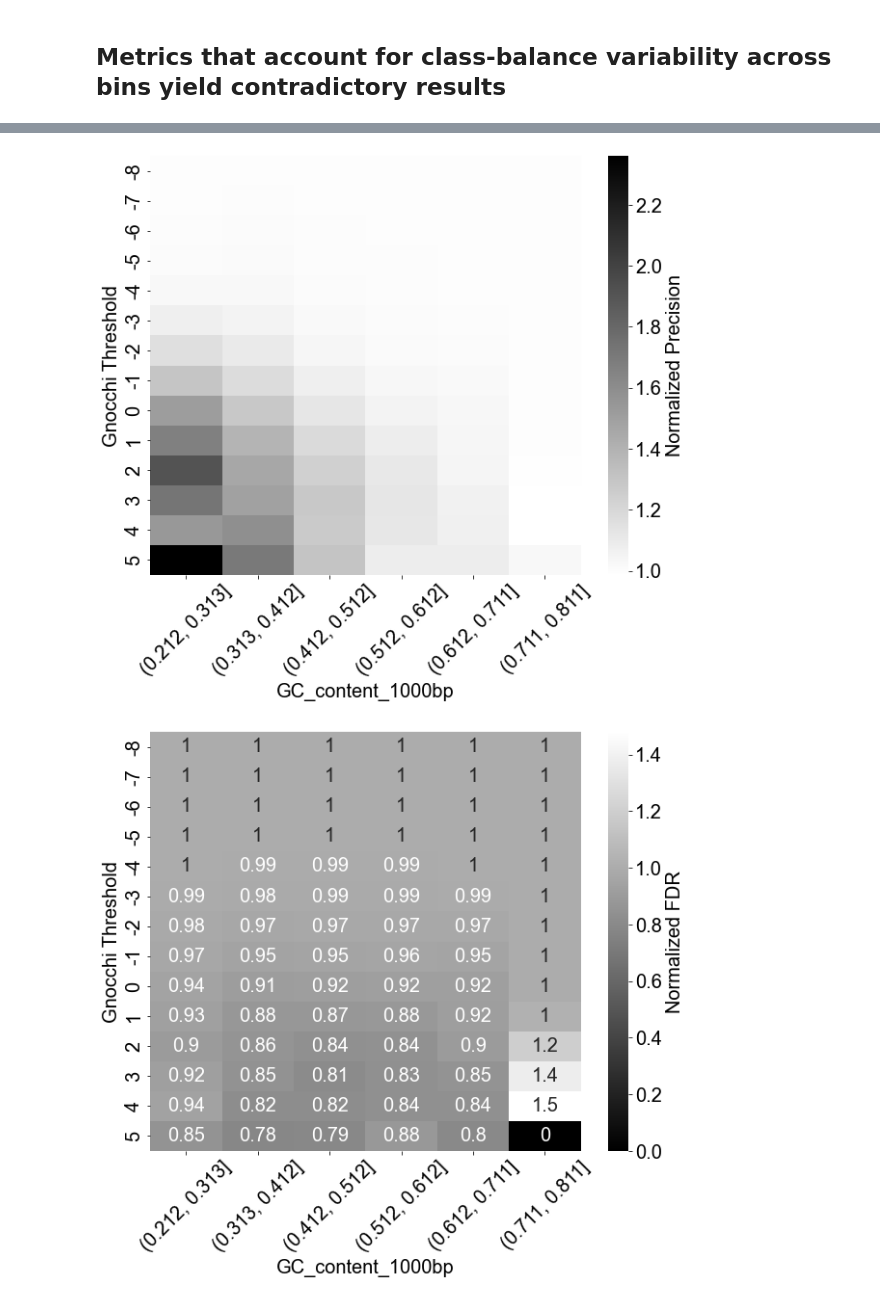
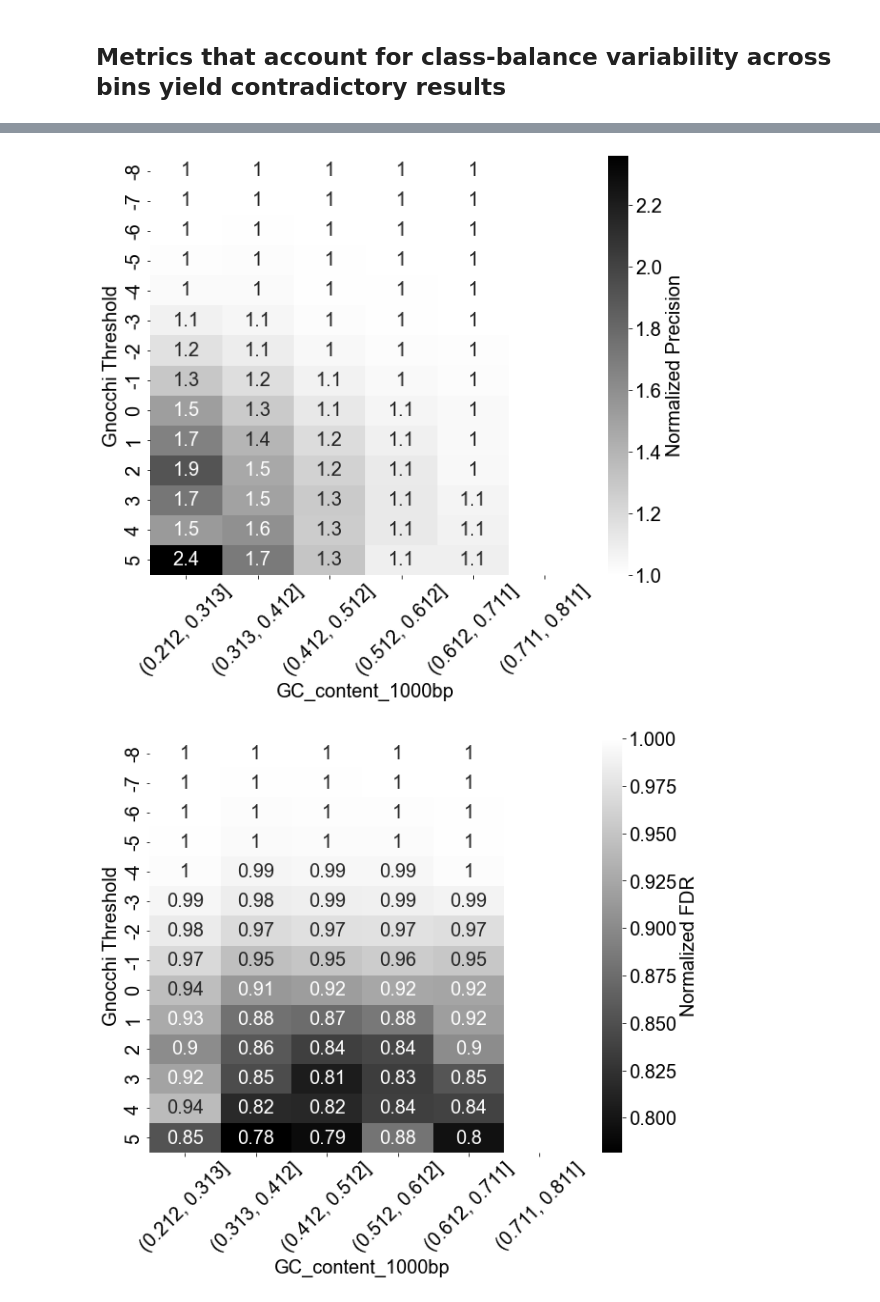
Before and after one commit to quinlan-lab/constraint-tools, a Jupyter notebook: papers/neutral_models_are_biased/4.ipynb, the cells around one changed output, grey strips where cells are left out. Cells and saved outputs as stored; diff of their text form; code cells hidden in the pictures.

```diff
--- a/papers/neutral_models_are_biased/4.ipynb
+++ b/papers/neutral_models_are_biased/4.ipynb
@@ -71,6 +71,8 @@ def plot_heat_maps(df, feature='GC_content_1000bp'):
   print('\t'.join(['feature_bin', 'feature_mean', 'r', 'precision', 'precision/r', '1-r', 'FDR', 'FDR/(1-r)']))
   for feature_bin in feature_bins:
     df_feature_bin = df[df[f'{feature}_bin'] == feature_bin]
+    if len(df_feature_bin) < 1000: continue
+
     r = df_feature_bin['window overlaps enhancer'].mean()
 
     # ROC curve
@@ -118,7 +120,7 @@ def plot_heat_maps(df, feature='GC_content_1000bp'):
 
   # Heatmap for Normalized Precision
   plt.figure(figsize=(10, 8))
-  ax = sns.heatmap(normalized_precision_df, annot=False, cmap='binary')
+  ax = sns.heatmap(normalized_precision_df, annot=True, cmap='binary')
   colorbar = ax.collections[0].colorbar
   colorbar.set_label('Normalized Precision')
   plt.xlabel(feature)
@@ -173,2 +174,2 @@ feature_bin     feature_mean    r       precision       precision/r     1-r
-[figure, old version]
+[figure, new version]
-[figure, old version]
+[figure, new version]
```
Also changed, not shown: parts of 1 cell of this notebook.
